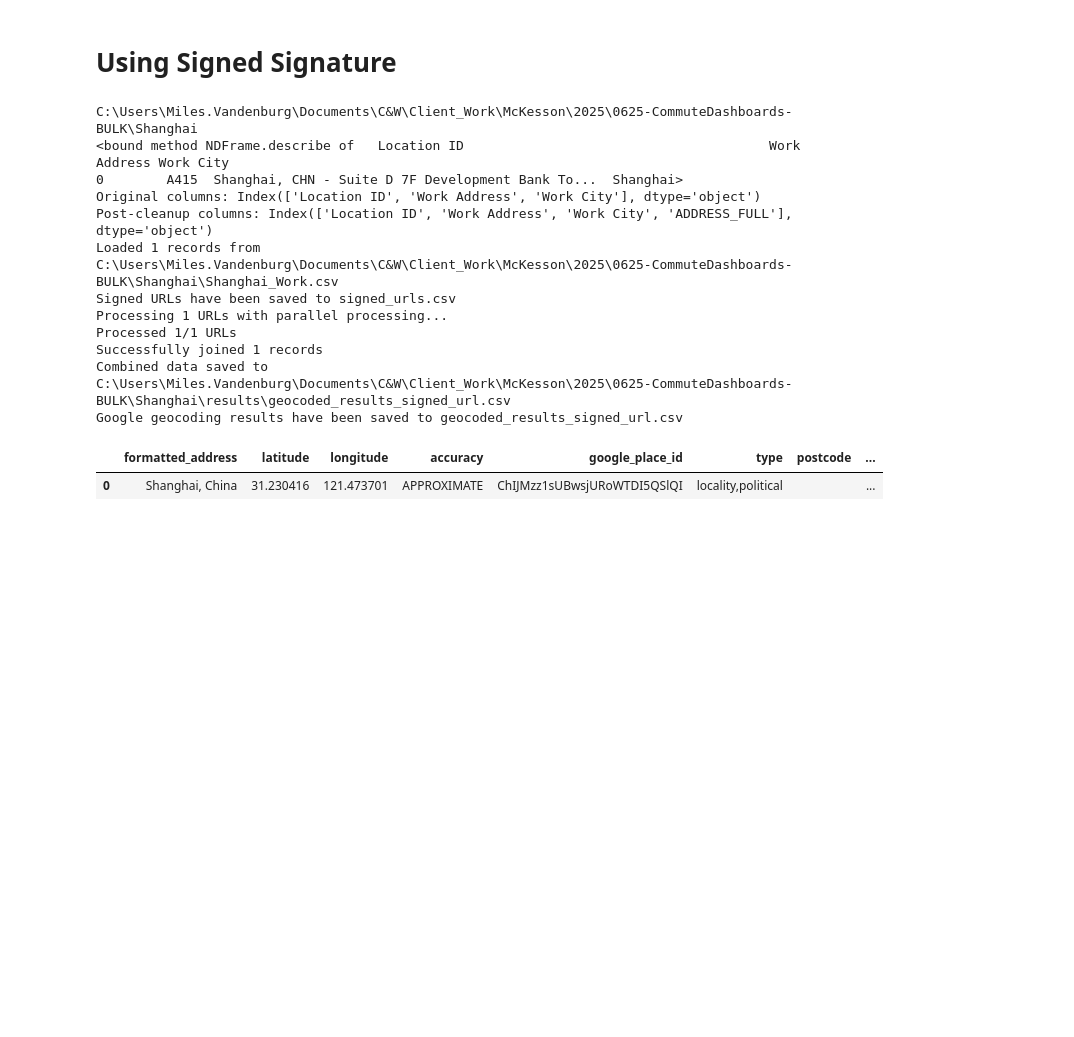
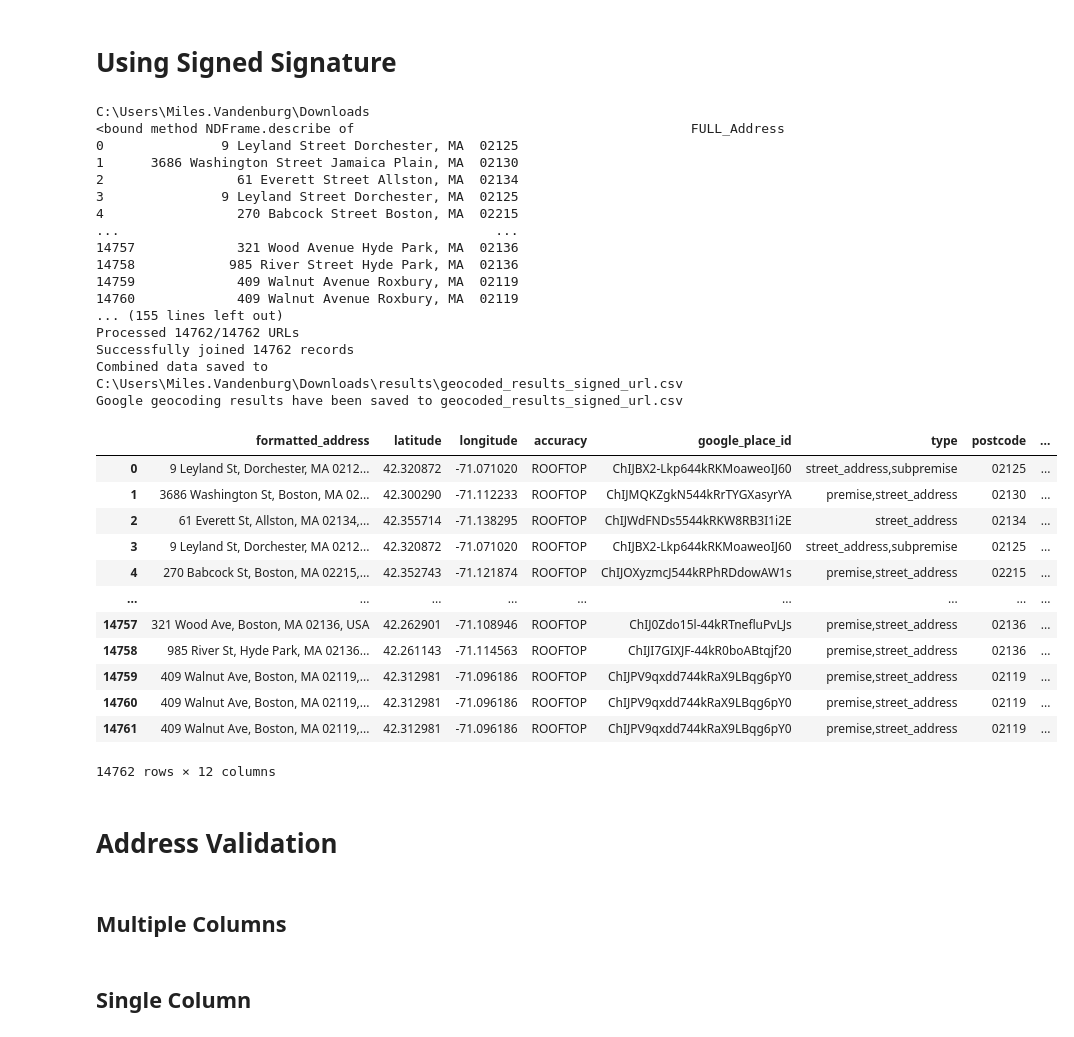
Before and after one commit to MVanDenburg92/Google_Maps_Geocoder, a Jupyter notebook: Examples/Google_Maps_Geocoder_Test.ipynb, the cells around one changed output. Drawn from its saved outputs; the diff is of its cells as text; code cells hidden in the pictures; blank space fills up the shorter version.

```diff
--- a/Examples/Google_Maps_Geocoder_Test.ipynb
+++ b/Examples/Google_Maps_Geocoder_Test.ipynb
@@ -30,32 +49,52 @@ else:
 # %%
 # Import necessary function
 from google_maps_geocoder.geocode_signed_url import signed_url_geocode
 import os
 from concurrent.futures import ThreadPoolExecutor
 
 private_key = os.getenv("GOOGLE_MAPS_PRIVATE_KEY")
 if not private_key:
     raise ValueError("GOOGLE_MAPS_PRIVATE_KEY is not set in the environment.")
 # Define parameters
-input_file = r"C:\Users\Miles.Vandenburg\Documents\C&W\Client_Work\McKesson\2025\0625-CommuteDashboards-BULK\Shanghai\Shanghai_Work.csv"
+input_file = r"C:\Users\Miles.Vandenburg\Downloads\Test 1.csv"
 output_file = 'geocoded_results_signed_url.csv'
 base_url = "http://maps.googleapis.com/maps/api/geocode/json"
 client = "gme-cushmanwakefield"
 channel = "GBC"
 # Run the script
 signed_url_geocode(input_file, output_file, private_key, base_url, client, channel, geocode_only = False,limit=None)
 # %% [output]
-C:\Users\Miles.Vandenburg\Documents\C&W\Client_Work\McKesson\2025\0625-CommuteDashboards-BULK\Shanghai
-<bound method NDFrame.describe of   Location ID                                       Work Address Work City
-0        A415  Shanghai, CHN - Suite D 7F Development Bank To...  Shanghai>
-Original columns: Index(['Location ID', 'Work Address', 'Work City'], dtype='object')
-Post-cleanup columns: Index(['Location ID', 'Work Address', 'Work City', 'ADDRESS_FULL'], dtype='object')
-Loaded 1 records from C:\Users\Miles.Vandenburg\Documents\C&W\Client_Work\McKesson\2025\0625-CommuteDashboards-BULK\Shanghai\Shanghai_Work.csv
-Signed URLs have been saved to signed_urls.csv
-Processing 1 URLs with parallel processing...
-Processed 1/1 URLs
-Successfully joined 1 records
-Combined data saved to C:\Users\Miles.Vandenburg\Documents\C&W\Client_Work\McKesson\2025\0625-CommuteDashboards-BULK\Shanghai\results\geocoded_results_signed_url.csv
+C:\Users\Miles.Vandenburg\Downloads
+<bound method NDFrame.describe of                                           FULL_Address
+0               9 Leyland Street Dorchester, MA  02125
+1      3686 Washington Street Jamaica Plain, MA  02130
+2                 61 Everett Street Allston, MA  02134
+3               9 Leyland Street Dorchester, MA  02125
+4                 270 Babcock Street Boston, MA  02215
+...                                                ...
+14757             321 Wood Avenue Hyde Park, MA  02136
+14758            985 River Street Hyde Park, MA  02136
+14759             409 Walnut Avenue Roxbury, MA  02119
+14760             409 Walnut Avenue Roxbury, MA  02119
+... (155 lines left out)
+Processed 14762/14762 URLs
+Successfully joined 14762 records
+Combined data saved to C:\Users\Miles.Vandenburg\Downloads\results\geocoded_results_signed_url.csv
 Google geocoding results have been saved to geocoded_results_signed_url.csv
 |  | formatted_address | latitude | longitude | accuracy | google_place_id | type | postcode | ... |
-| 0 | Shanghai, China | 31.230416 | 121.473701 | APPROXIMATE | ChIJMzz1sUBwsjURoWTDI5QSlQI | locality,political |  | ... |
+| 0 | 9 Leyland St, Dorchester, MA 0212... | 42.320872 | -71.071020 | ROOFTOP | ChIJBX2-Lkp644kRKMoaweoIJ60 | street_address,subpremise | 02125 | ... |
+| 1 | 3686 Washington St, Boston, MA 02... | 42.300290 | -71.112233 | ROOFTOP | ChIJMQKZgkN544kRrTYGXasyrYA | premise,street_address | 02130 | ... |
+| 2 | 61 Everett St, Allston, MA 02134,... | 42.355714 | -71.138295 | ROOFTOP | ChIJWdFNDs5544kRKW8RB3I1i2E | street_address | 02134 | ... |
+| 3 | 9 Leyland St, Dorchester, MA 0212... | 42.320872 | -71.071020 | ROOFTOP | ChIJBX2-Lkp644kRKMoaweoIJ60 | street_address,subpremise | 02125 | ... |
+| 4 | 270 Babcock St, Boston, MA 02215,... | 42.352743 | -71.121874 | ROOFTOP | ChIJOXyzmcJ544kRPhRDdowAW1s | premise,street_address | 02215 | ... |
+| ... | ... | ... | ... | ... | ... | ... | ... | ... |
+| 14757 | 321 Wood Ave, Boston, MA 02136, USA | 42.262901 | -71.108946 | ROOFTOP | ChIJ0Zdo15l-44kRTnefluPvLJs | premise,street_address | 02136 | ... |
+| 14758 | 985 River St, Hyde Park, MA 02136... | 42.261143 | -71.114563 | ROOFTOP | ChIJI7GIXJF-44kR0boABtqjf20 | premise,street_address | 02136 | ... |
+| 14759 | 409 Walnut Ave, Boston, MA 02119,... | 42.312981 | -71.096186 | ROOFTOP | ChIJPV9qxdd744kRaX9LBqg6pY0 | premise,street_address | 02119 | ... |
+| 14760 | 409 Walnut Ave, Boston, MA 02119,... | 42.312981 | -71.096186 | ROOFTOP | ChIJPV9qxdd744kRaX9LBqg6pY0 | premise,street_address | 02119 | ... |
+| 14761 | 409 Walnut Ave, Boston, MA 02119,... | 42.312981 | -71.096186 | ROOFTOP | ChIJPV9qxdd744kRaX9LBqg6pY0 | premise,street_address | 02119 | ... |
+14762 rows × 12 columns
+# %% [markdown]
+# Address Validation
+# %% [markdown]
+## Multiple Columns
@@ -61,0 +124,2 @@ Google geocoding results have been saved to geocoded_results_signed_url.csv
+# %% [markdown]
+## Single Column
```
Also changed, not shown: parts of 5 cells of this notebook, 2 other files.
